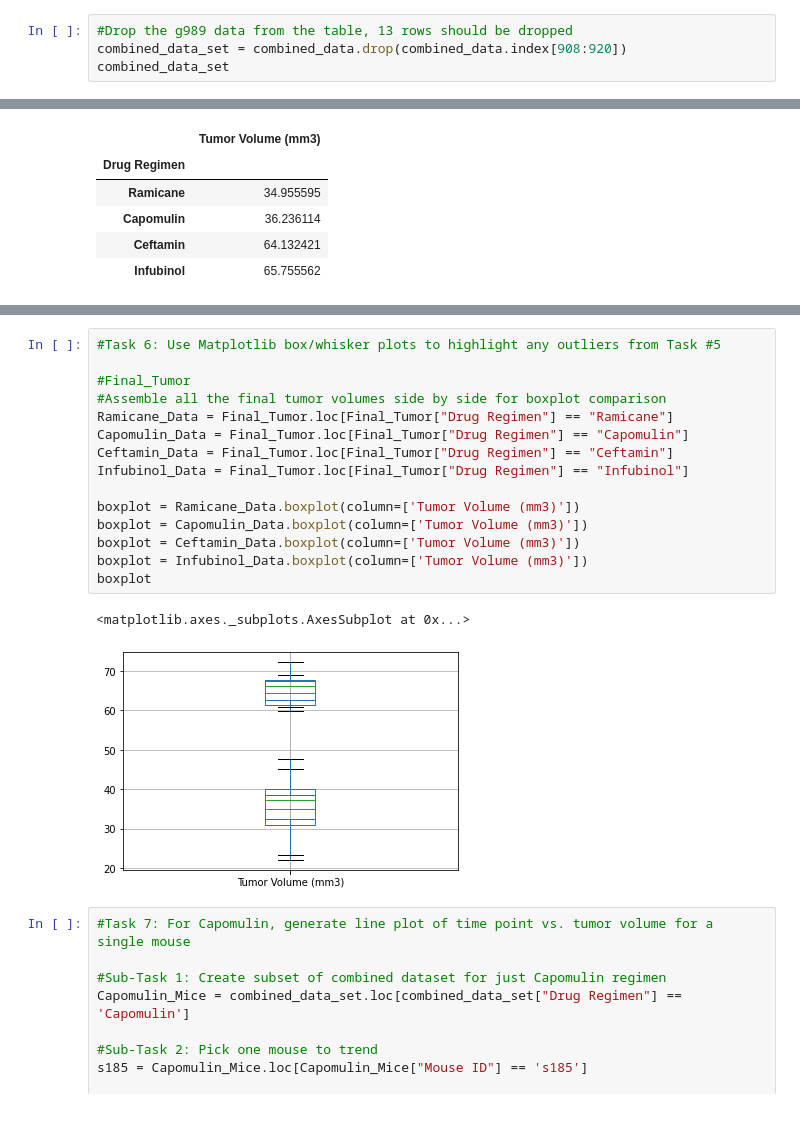
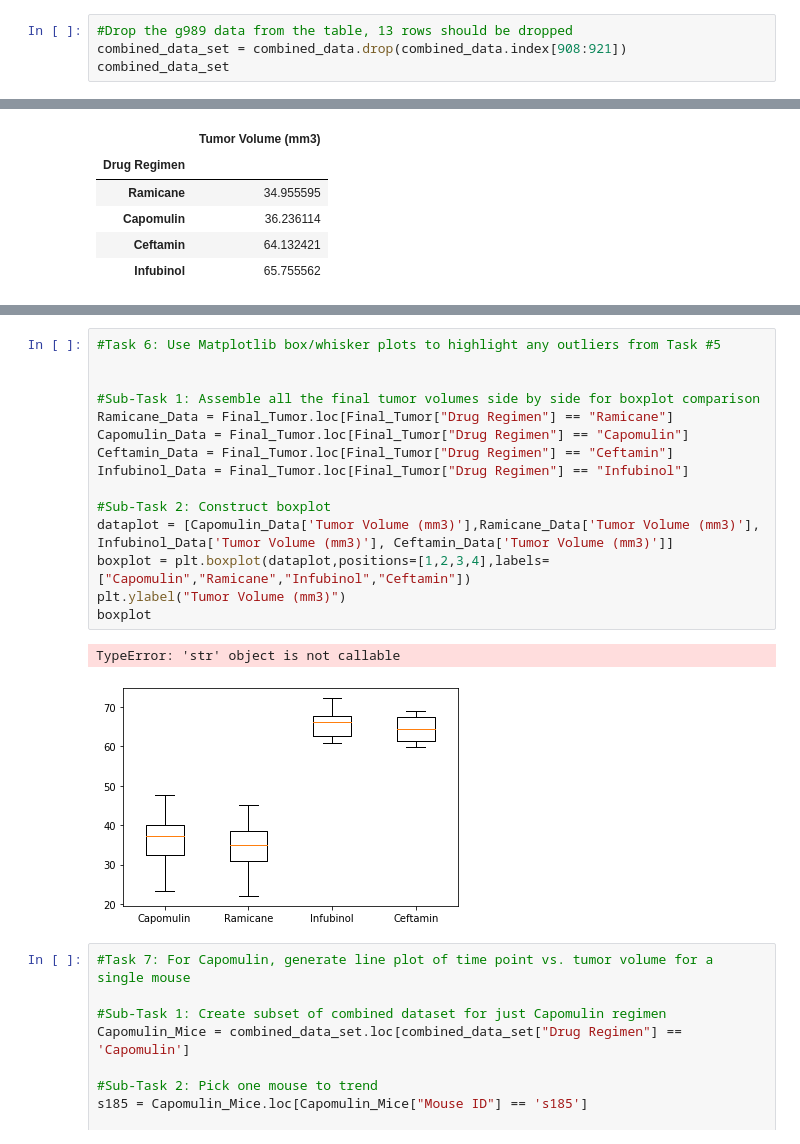
Before and after one commit to vk8895/Matplotlib, a Jupyter notebook: Pymaceuticals.ipynb, the cells around one changed output, grey strips where cells are left out. Saved outputs shown, nothing was run; the diff lists cells and outputs as text.

```diff
--- a/Pymaceuticals.ipynb
+++ b/Pymaceuticals.ipynb
@@ -81,7 +81,7 @@ g989
 | 920 | g989 | Propriva | Female | 21 | 26 | 35 | 62.570880 | ... |
 # %%
 #Drop the g989 data from the table, 13 rows should be dropped
-combined_data_set = combined_data.drop(combined_data.index[908:920])
+combined_data_set = combined_data.drop(combined_data.index[908:921])
 combined_data_set
 # %% [output]
 |  | Mouse ID | Drug Regimen | Sex | Age_months | Weight (g) | Timepoint | Tumor Volume (mm3) | ... |
@@ -256,21 +293,21 @@ Infubinol IQR is 4.94
 # %%
 #Task 6: Use Matplotlib box/whisker plots to highlight any outliers from Task #5
 
-#Final_Tumor
-#Assemble all the final tumor volumes side by side for boxplot comparison
+
+#Sub-Task 1: Assemble all the final tumor volumes side by side for boxplot comparison
 Ramicane_Data = Final_Tumor.loc[Final_Tumor["Drug Regimen"] == "Ramicane"]
 Capomulin_Data = Final_Tumor.loc[Final_Tumor["Drug Regimen"] == "Capomulin"]
 Ceftamin_Data = Final_Tumor.loc[Final_Tumor["Drug Regimen"] == "Ceftamin"]
 Infubinol_Data = Final_Tumor.loc[Final_Tumor["Drug Regimen"] == "Infubinol"]
 
-boxplot = Ramicane_Data.boxplot(column=['Tumor Volume (mm3)'])
-boxplot = Capomulin_Data.boxplot(column=['Tumor Volume (mm3)'])
-boxplot = Ceftamin_Data.boxplot(column=['Tumor Volume (mm3)'])
-boxplot = Infubinol_Data.boxplot(column=['Tumor Volume (mm3)'])
+#Sub-Task 2: Construct boxplot
+dataplot = [Capomulin_Data['Tumor Volume (mm3)'],Ramicane_Data['Tumor Volume (mm3)'], Infubinol_Data['Tumor Volume (mm3)'], Ceftamin_Data['Tumor Volume (mm3)']]
+boxplot = plt.boxplot(dataplot,positions=[1,2,3,4],labels=["Capomulin","Ramicane","Infubinol","Ceftamin"])
+plt.ylabel("Tumor Volume (mm3)")
 boxplot
 # %% [output]
-<matplotlib.axes._subplots.AxesSubplot at 0x...>
+TypeError: 'str' object is not callable
-[figure, old version]
+[figure, new version]
 # %%
 #Task 7: For Capomulin, generate line plot of time point vs. tumor volume for a single mouse
 
```
Also changed, not shown: parts of 8 cells of this notebook.
